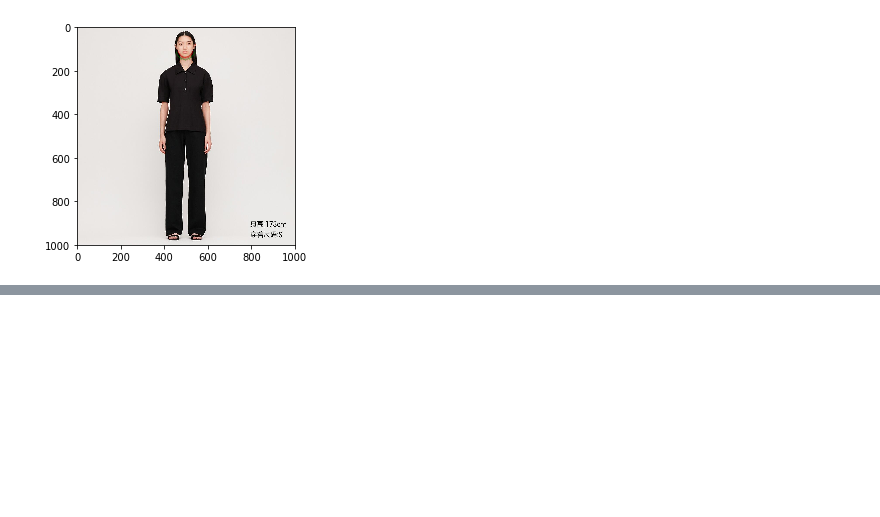
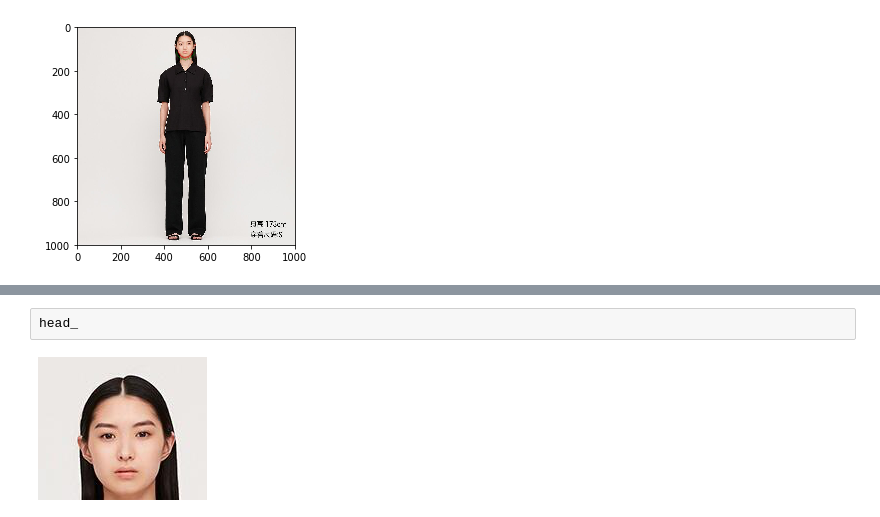
Before and after one commit to PuppyWolf/headswap, a Jupyter notebook: Untitled.ipynb, the cells around one changed output, grey strips where cells are left out. Saved outputs shown, nothing was run; the diff lists cells and outputs as text; blank space fills up the shorter version.

```diff
--- a/Untitled.ipynb
+++ b/Untitled.ipynb
@@ -86,0 +107,4 @@ plt.show()
+# %%
+head_
+# %% [output]
+[figure, added]
```
Also changed, not shown: parts of 13 cells of this notebook.
